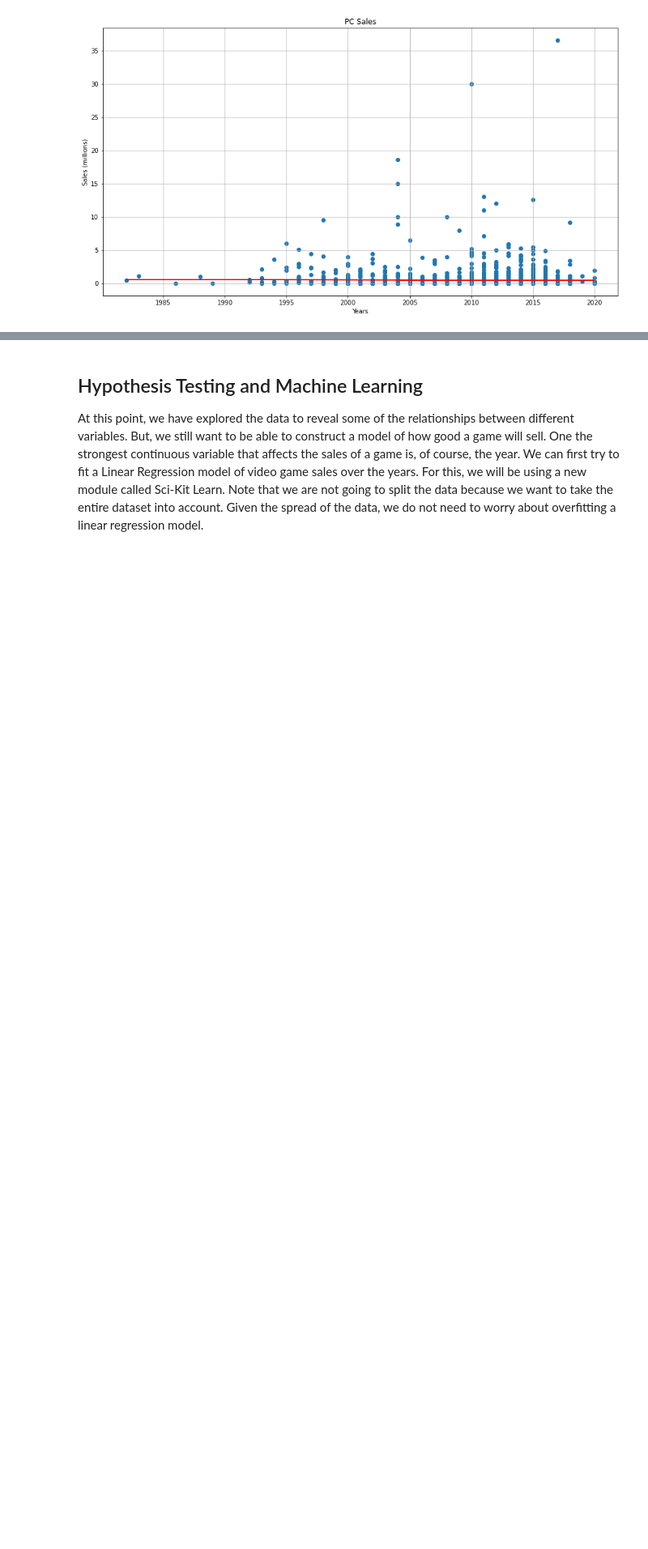
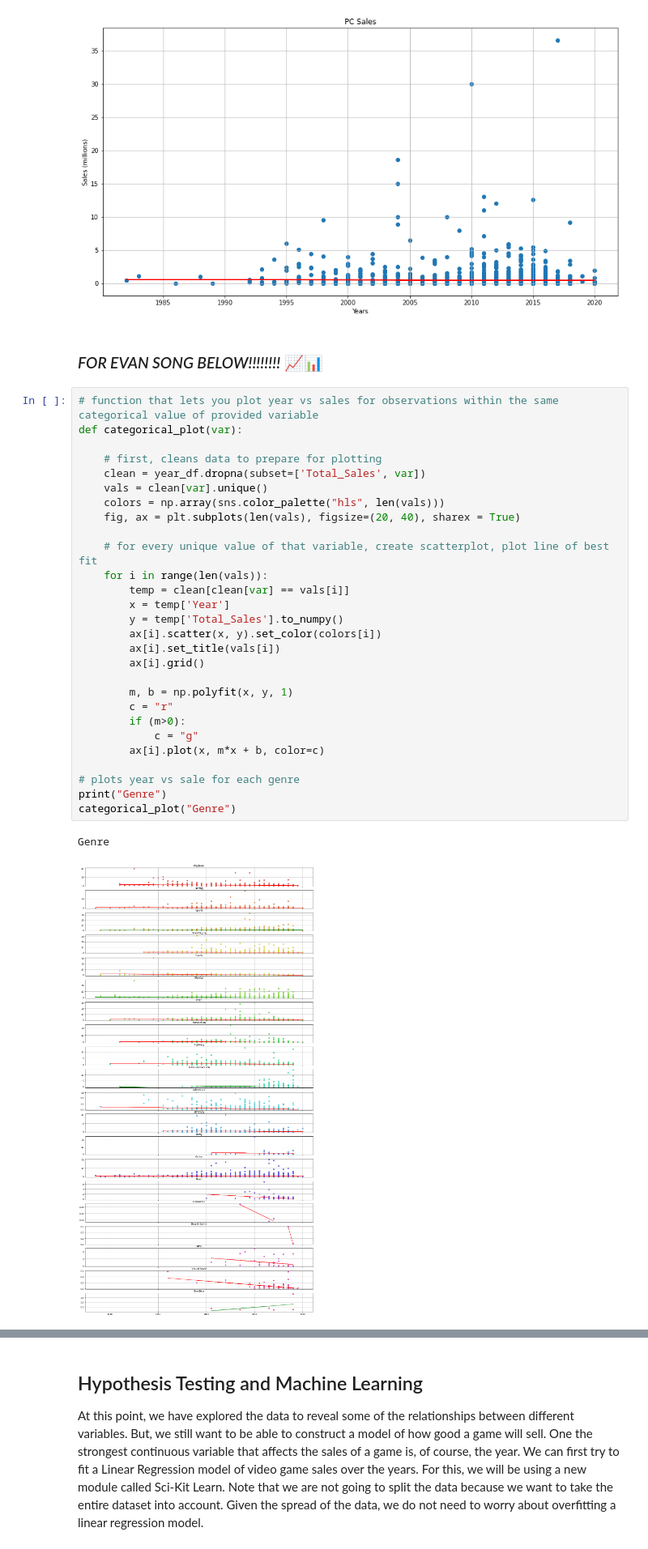
Before and after one commit to toastymcvoid/toastymcvoid.github.io, a Jupyter notebook: Final Project.ipynb, the cells around one changed output, grey strips where cells are left out. Shown at 81% size. Drawn from its saved outputs; the diff is of its cells as text; blank space fills up the shorter version.

```diff
--- a/Final Project.ipynb
+++ b/Final Project.ipynb
@@ -410,3 +410,36 @@ print("Intercept:", b)
 Slope: -0.003257327117622823
 Intercept: 7.04138050163448
 [figure]
+# %% [markdown]
+### *FOR EVAN SONG BELOW!!!!!!!!* 📈📊
+# %%
+# function that lets you plot year vs sales for observations within the same categorical value of provided variable
+def categorical_plot(var):
+
+    # first, cleans data to prepare for plotting
+    clean = year_df.dropna(subset=['Total_Sales', var])
+    vals = clean[var].unique()
+    colors = np.array(sns.color_palette("hls", len(vals)))
+    fig, ax = plt.subplots(len(vals), figsize=(20, 40), sharex = True)
+
+    # for every unique value of that variable, create scatterplot, plot line of best fit
+    for i in range(len(vals)):
+        temp = clean[clean[var] == vals[i]]
+        x = temp['Year']
+        y = temp['Total_Sales'].to_numpy()
+        ax[i].scatter(x, y).set_color(colors[i])
+        ax[i].set_title(vals[i])
+        ax[i].grid()
+
+        m, b = np.polyfit(x, y, 1)
+        c = "r"
+        if (m>0):
+            c = "g"
+        ax[i].plot(x, m*x + b, color=c)
+
+# plots year vs sale for each genre
+print("Genre")
+categorical_plot("Genre")
+# %% [output]
+Genre
+[figure, added]
```
Also changed, not shown: parts of 23 cells of this notebook.
